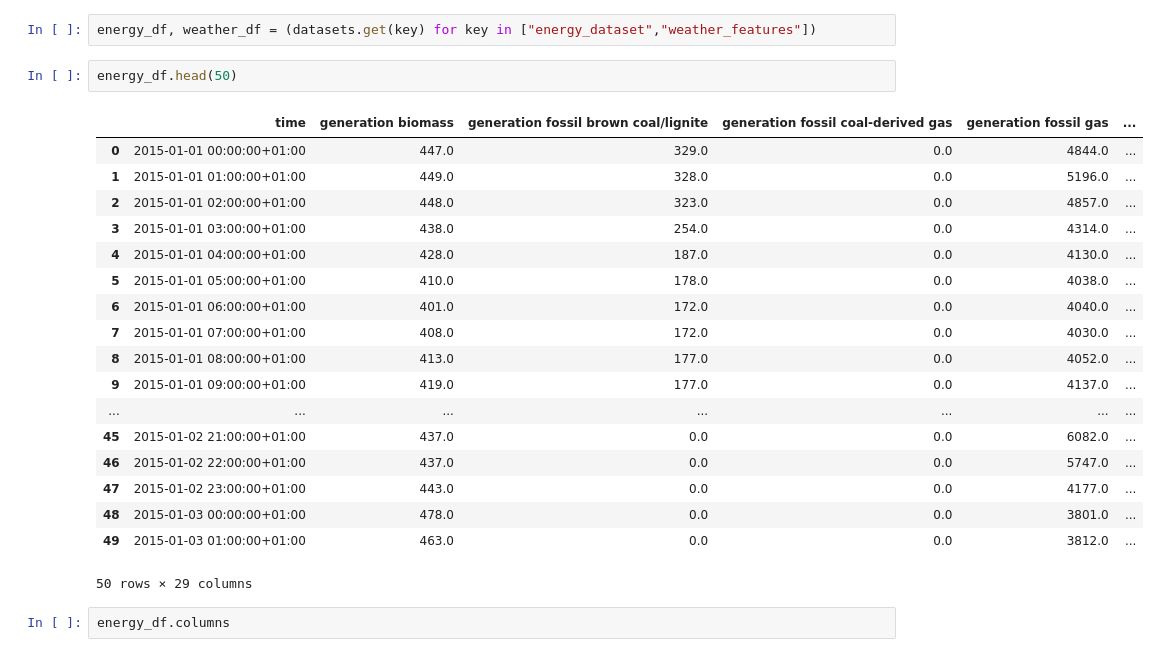
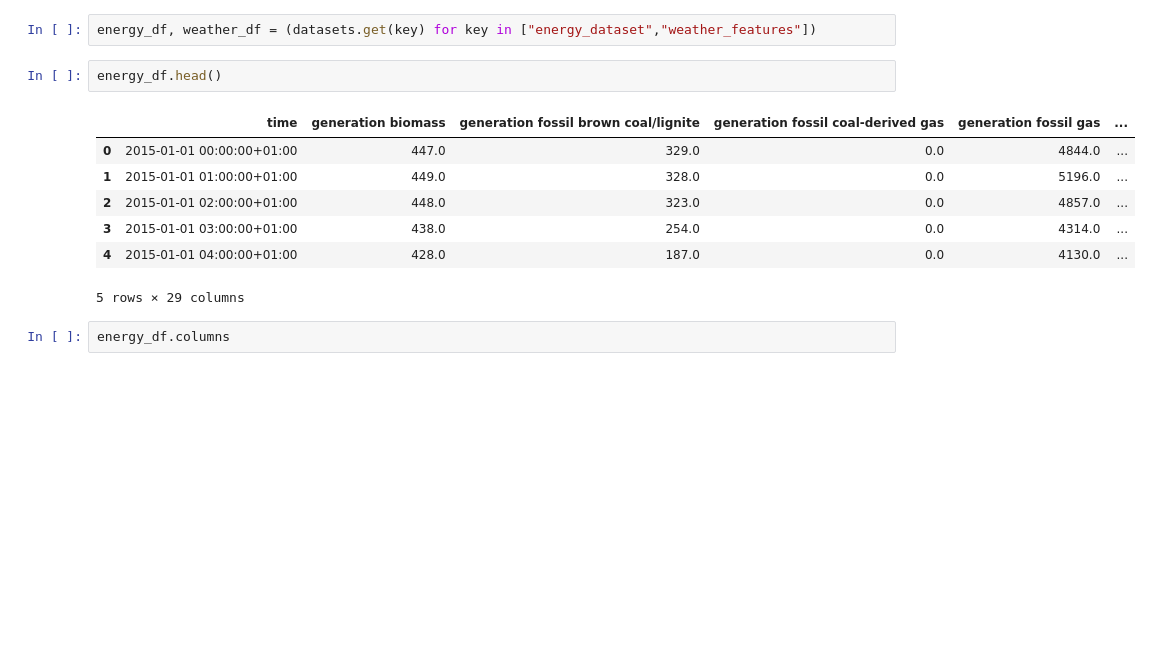
Before and after one commit to saricmilos/electricity-price-for-tomorrow, a Jupyter notebook: notebooks/electricity_price_forecasting_eda.ipynb, the cells around one changed output. Saved outputs shown, nothing was run; the diff lists cells and outputs as text; blank space fills up the shorter version.

```diff
--- a/notebooks/electricity_price_forecasting_eda.ipynb
+++ b/notebooks/electricity_price_forecasting_eda.ipynb
@@ -138,26 +149,15 @@ dict_keys(['energy_dataset', 'weather_features'])
 # %%
 energy_df, weather_df = (datasets.get(key) for key in ["energy_dataset","weather_features"])
 # %%
-energy_df.head(50)
+energy_df.head()
 # %% [output]
 |  | time | generation biomass | generation fossil brown coal/lignite | generation fossil coal-derived gas | generation fossil gas | ... |
 | 0 | 2015-01-01 00:00:00+01:00 | 447.0 | 329.0 | 0.0 | 4844.0 | ... |
 | 1 | 2015-01-01 01:00:00+01:00 | 449.0 | 328.0 | 0.0 | 5196.0 | ... |
 | 2 | 2015-01-01 02:00:00+01:00 | 448.0 | 323.0 | 0.0 | 4857.0 | ... |
 | 3 | 2015-01-01 03:00:00+01:00 | 438.0 | 254.0 | 0.0 | 4314.0 | ... |
 | 4 | 2015-01-01 04:00:00+01:00 | 428.0 | 187.0 | 0.0 | 4130.0 | ... |
-| 5 | 2015-01-01 05:00:00+01:00 | 410.0 | 178.0 | 0.0 | 4038.0 | ... |
-| 6 | 2015-01-01 06:00:00+01:00 | 401.0 | 172.0 | 0.0 | 4040.0 | ... |
-| 7 | 2015-01-01 07:00:00+01:00 | 408.0 | 172.0 | 0.0 | 4030.0 | ... |
-| 8 | 2015-01-01 08:00:00+01:00 | 413.0 | 177.0 | 0.0 | 4052.0 | ... |
-| 9 | 2015-01-01 09:00:00+01:00 | 419.0 | 177.0 | 0.0 | 4137.0 | ... |
-| ... | ... | ... | ... | ... | ... | ... |
-| 45 | 2015-01-02 21:00:00+01:00 | 437.0 | 0.0 | 0.0 | 6082.0 | ... |
-| 46 | 2015-01-02 22:00:00+01:00 | 437.0 | 0.0 | 0.0 | 5747.0 | ... |
-| 47 | 2015-01-02 23:00:00+01:00 | 443.0 | 0.0 | 0.0 | 4177.0 | ... |
-| 48 | 2015-01-03 00:00:00+01:00 | 478.0 | 0.0 | 0.0 | 3801.0 | ... |
-| 49 | 2015-01-03 01:00:00+01:00 | 463.0 | 0.0 | 0.0 | 3812.0 | ... |
-50 rows × 29 columns
+5 rows × 29 columns
 # %%
 energy_df.columns
 # %% [output]
```
Also changed, not shown: parts of 45 cells of this notebook.
